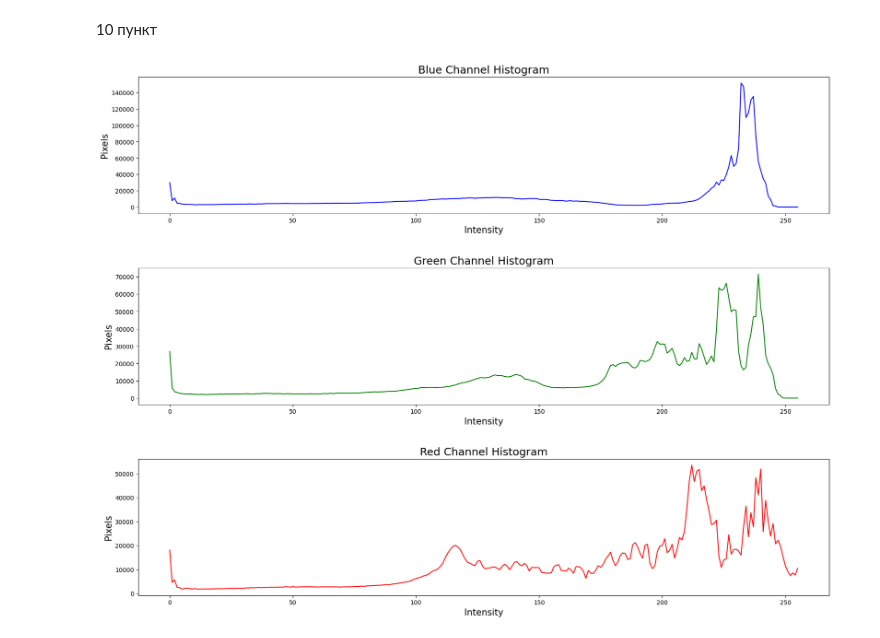
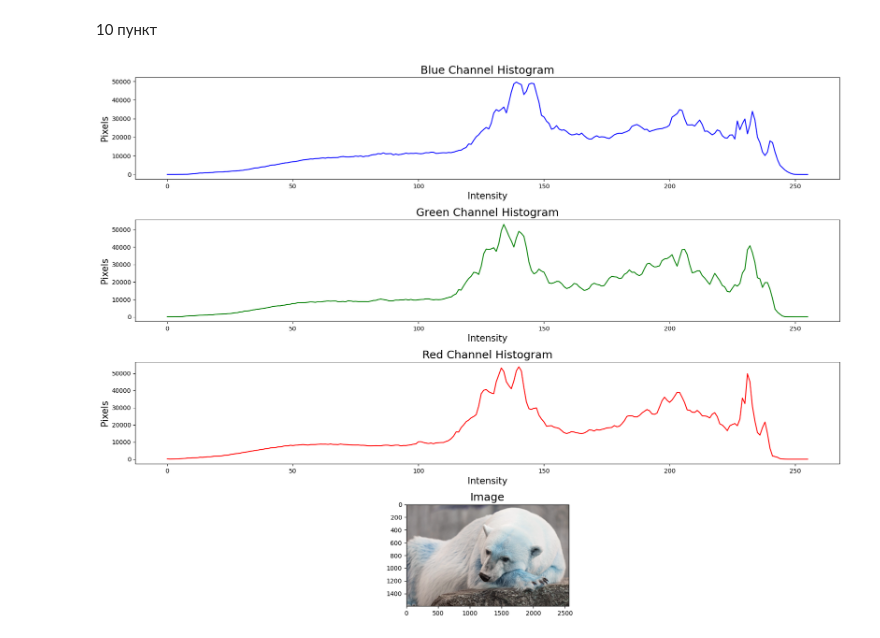
Before and after one commit to comandir26/Analysis, a Jupyter notebook: main.ipynb, the cells around one changed output. Cells and saved outputs as stored; diff of their text form; code cells hidden in the pictures.

```diff
--- a/main.ipynb
+++ b/main.ipynb
@@ -219,9 +214,9 @@ Mean: 6884470.94
 # %% [markdown]
 9 пункт
 # %%
-def get_gists(data: pd.DataFrame, class_name: int) -> List[np.ndarray]:
+def get_gists(data: pd.DataFrame, class_name: int) -> (List[np.ndarray], np.ndarray):
     """
-    Возвращает 3 массива значений гистограммы по каждому каналу(b, g, r)
+    Возвращает список из массивов значений гистограммы по каждому каналу и изображение
     Parameters
     ----------
     data: pd.DataFrame
@@ -232,43 +227,46 @@ def get_gists(data: pd.DataFrame, class_name: int) -> List[np.ndarray]:
     -------
     list[np.ndarray]
     Список векторов numpy
+    image
+    Изображение
     """
     class_data = split_class(data, class_name)
     image = cv2.imread(class_data['AbsPath'][random.randint(0, len(class_data) - 1)])
     hists = []
-    for i in range(3):
+    for i in range(1 if len(image.shape) == 2 else image.shape[2]):
         hist = cv2.calcHist([image], [i], None, [256], [0, 256])
         hists.append(hist)
-    return hists
+    return hists, image
 # %% [markdown]
 10 пункт
 # %%
-hists = get_gists(df, 0)
+hists, image = get_gists(df, 0)
 
 fig = plt.figure(figsize=(20, 15))
 plt.subplots_adjust(left=0.1, bottom=0.1, right=0.9, top=0.9, wspace=0.4, hspace=0.4)
 
-fig.add_subplot(3, 1, 1)
+fig.add_subplot(4, 1, 1)
 plt.title('Blue Channel Histogram', fontsize = 18)
 plt.plot(hists[0], color = 'b')
-#plt.hist(hists[0], color='b')
 plt.xlabel('Intensity', fontsize = 15)
 plt.ylabel('Pixels', fontsize = 15)
 
-fig.add_subplot(3, 1, 2)
+fig.add_subplot(4, 1, 2)
 plt.title('Green Channel Histogram', fontsize = 18)
 plt.plot(hists[1], color = 'g')
-#plt.hist(hists[1], color='g')
 plt.xlabel('Intensity', fontsize = 15)
 plt.ylabel('Pixels', fontsize = 15)
 
-fig.add_subplot(3, 1, 3)
+fig.add_subplot(4, 1, 3)
 plt.title('Red Channel Histogram', fontsize = 18)
 plt.plot(hists[2], color = 'r')
-#plt.hist(hists[2], color='r')
 plt.xlabel('Intensity', fontsize = 15)
 plt.ylabel('Pixels', fontsize = 15)
 
+fig.add_subplot(4, 1, 4)
+plt.title('Image',  fontsize = 18)
+plt.imshow(image)
+
 plt.show()
 # %% [output]
-[figure, old version]
+[figure, new version]
```
Also changed, not shown: parts of 2 cells of this notebook.
